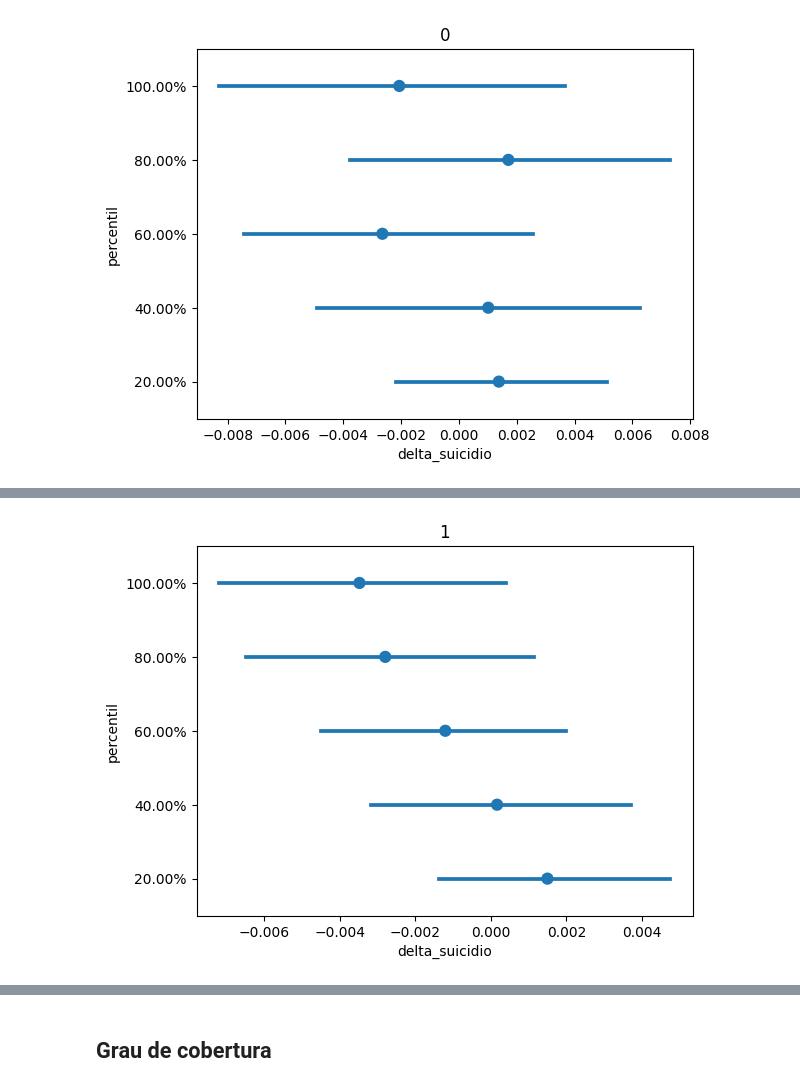
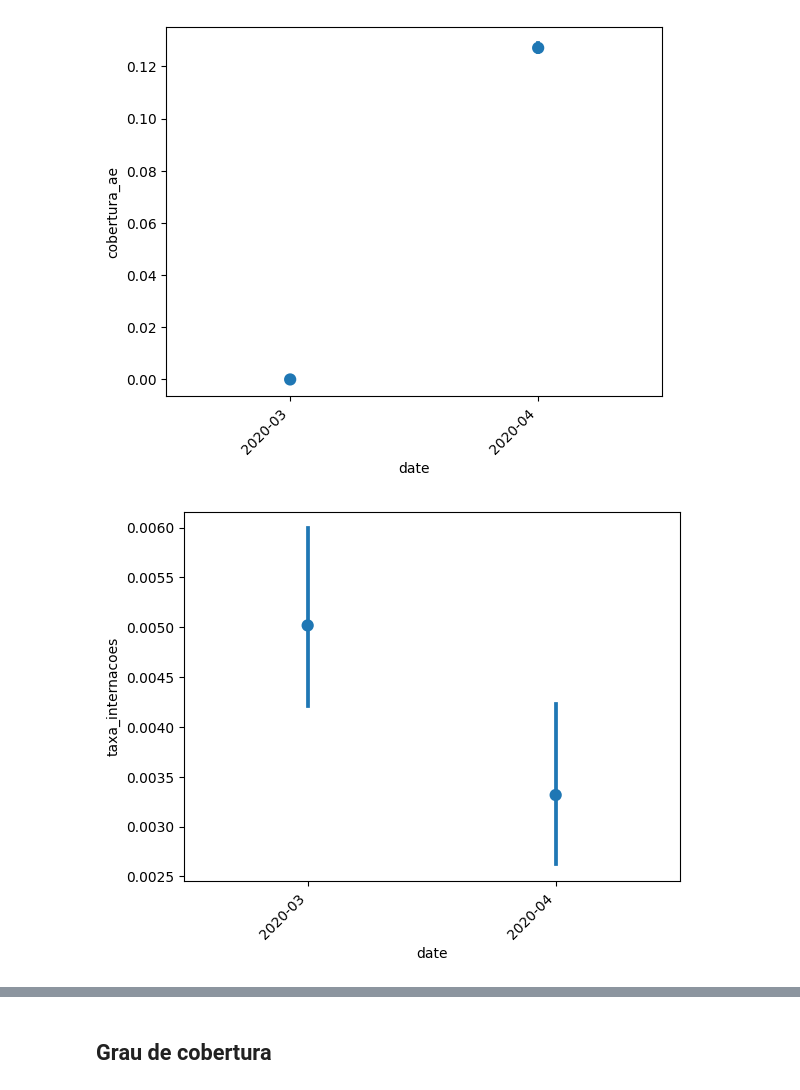
Before and after one commit to dlotter/monografia, a Jupyter notebook: exploratoria.ipynb, the cells around one changed output, grey strips where cells are left out. Saved outputs shown, nothing was run; the diff lists cells and outputs as text; code cells hidden in the pictures.

```diff
--- a/exploratoria.ipynb
+++ b/exploratoria.ipynb
@@ -153,4 +169,10 @@ df_all["cobertura_ae"] = (
 df_all["cobertura_bf"] = (
     df_all["beneficiarios_bolsa_familia"] / df_all["populacao"]
 )
+# %%
+df_all['taxa_internacoes'] = df_all['total_internacoes_psico'] / df_all['total_internacoes_geral']
+df_all['taxa_internacoes_jovens'] = df_all['internacao_jovens'] / df_all['total_internacoes_geral']
+# %%
+df_all['internacoes_por_100'] = (df_all['total_internacoes_psico'] * 100) / df_all['populacao']
+df_all['internacoes_jovens_por_100'] = (df_all['internacao_jovens'] * 100) / df_all['populacao']
 # %%
@@ -190,14 +219,0 @@ plt.show()
-# %%
-data = df_all[df_all["municipio_ibge"] == 3550308]
-ax = sns.lineplot(data=data, x="date", y="taxa_suicidio")
-ax.set(xticks=data.date.values)
-ax.xaxis.set_major_formatter(dates.DateFormatter("%m-%Y"))
-ax.yaxis.set_major_formatter(lambda x, y: '{:,.2f}%'.format(x*100))
-plt.xticks(rotation=90)
-plt.yticks(np.arange(0.001, max(data['taxa_suicidio']), 0.0005))
-plt.ylabel('')
-plt.xlabel('')
-plt.axvline(datetime(2020, 3,15), linestyle='dashed', label='Início Auxílio Emergencial', color='grey')
-plt.title("São Paulo: Evolução na Taxa de Suicídio")
-plt.legend()
-plt.show()
@@ -272,7 +352,7 @@ for n_meses in [0, 1, 3, 6, 8]:
         (df_all["date"] >= mes_corte_2) & (df_all["date"] <= end_date)
     ]
 
-    colunas_relevantes = ["municipio_ibge", "valor_medio", "taxa_suicidio"]
+    colunas_relevantes = ["municipio_ibge", "cobertura_ae", "taxa_internacoes"]
 
     df_antes_mean = (
         df_antes.groupby("municipio_ibge")
@@ -289,7 +369,7 @@ for n_meses in [0, 1, 3, 6, 8]:
         df_antes_mean, df_depois_mean, on=["municipio_ibge"]
     )
     df_antes_depois["variacao"] = (
-        df_antes_depois["valor_medio_y"] - df_antes_depois["valor_medio_x"]
+        df_antes_depois["cobertura_ae_y"] - df_antes_depois["cobertura_ae_x"]
     )
 
     divisao = 5
@@ -302,32 +382,45 @@ for n_meses in [0, 1, 3, 6, 8]:
             1 / divisao
         )
 
-    df_antes_depois["delta_suicidio"] = (
-        df_antes_depois["taxa_suicidio_y"] - df_antes_depois["taxa_suicidio_x"]
+    menor_percentil = df_antes_depois[
+        df_antes_depois["percentil"] == df_antes_depois["percentil"].min()
+    ]["municipio_ibge"].unique()
+
+    time_series_data = df_all[df_all["municipio_ibge"].isin(menor_percentil)]
+
+    date_filter = (time_series_data["date"] >= start_date) & (
+        time_series_data["date"] <= end_date
     )
 
-    for i, df_percentil in enumerate(df_divisions):
-        print(
-            df_percentil["taxa_suicidio_y"].mean()
-            - df_percentil["taxa_suicidio_x"].mean()
-        )
-        pass
+    time_series_data = time_series_data[date_filter]
 
     ax = sns.pointplot(
-        data=df_antes_depois,
-        x="delta_suicidio",
-        y="percentil",
+        data=time_series_data,
+        x="date",
+        y="cobertura_ae",
         join=False,
-        orient="h",
-        order=-np.sort(-df_antes_depois["percentil"].unique()),
+        orient="v",
+        order=np.sort(time_series_data["date"].unique()),
     )
-    y_value = [
-        "{:,.2f}".format(x * 100) + "%"
-        for x in -np.sort(-df_antes_depois["percentil"].unique())
-    ]
-    ax.set_yticklabels(y_value)
-    plt.title(n_meses)
+    x_dates = (
+        time_series_data["date"].dt.strftime("%Y-%m").sort_values().unique()
+    )
+    ax.set_xticklabels(labels=x_dates, rotation=45, ha="right")
     plt.show()
+
+    ax = sns.pointplot(
+        data=time_series_data,
+        x="date",
+        y="taxa_internacoes",
+        join=False,
+        orient="v",
+        order=np.sort(time_series_data["date"].unique()),
+    )
+    x_dates = (
+        time_series_data["date"].dt.strftime("%Y-%m").sort_values().unique()
+    )
+    ax.set_xticklabels(labels=x_dates, rotation=45, ha="right")
+    plt.show()
 # %% [output]
 2020-03-01 00:00:00
 2020-04-01 00:00:00
@@ -339,3 +427,4 @@ for n_meses in [0, 1, 3, 6, 8]:
-[figure, old version]
+[figure, new version]
+[figure, new version]
 2020-02-01 00:00:00
 2020-05-01 00:00:00
@@ -347 +430,0 @@ for n_meses in [0, 1, 3, 6, 8]:
-[figure, old version]
```
Also changed, not shown: parts of 35 cells of this notebook, 4 other files.
